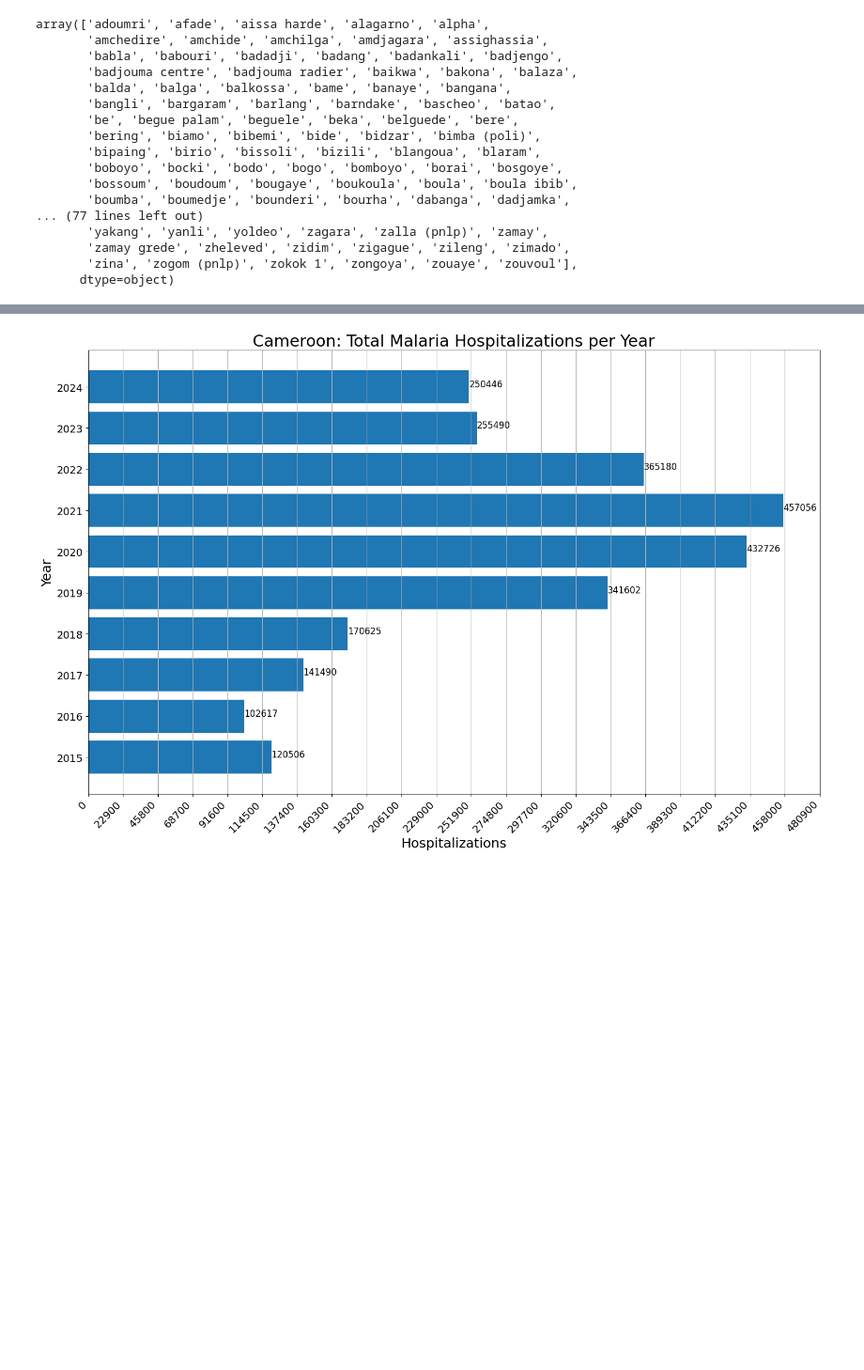
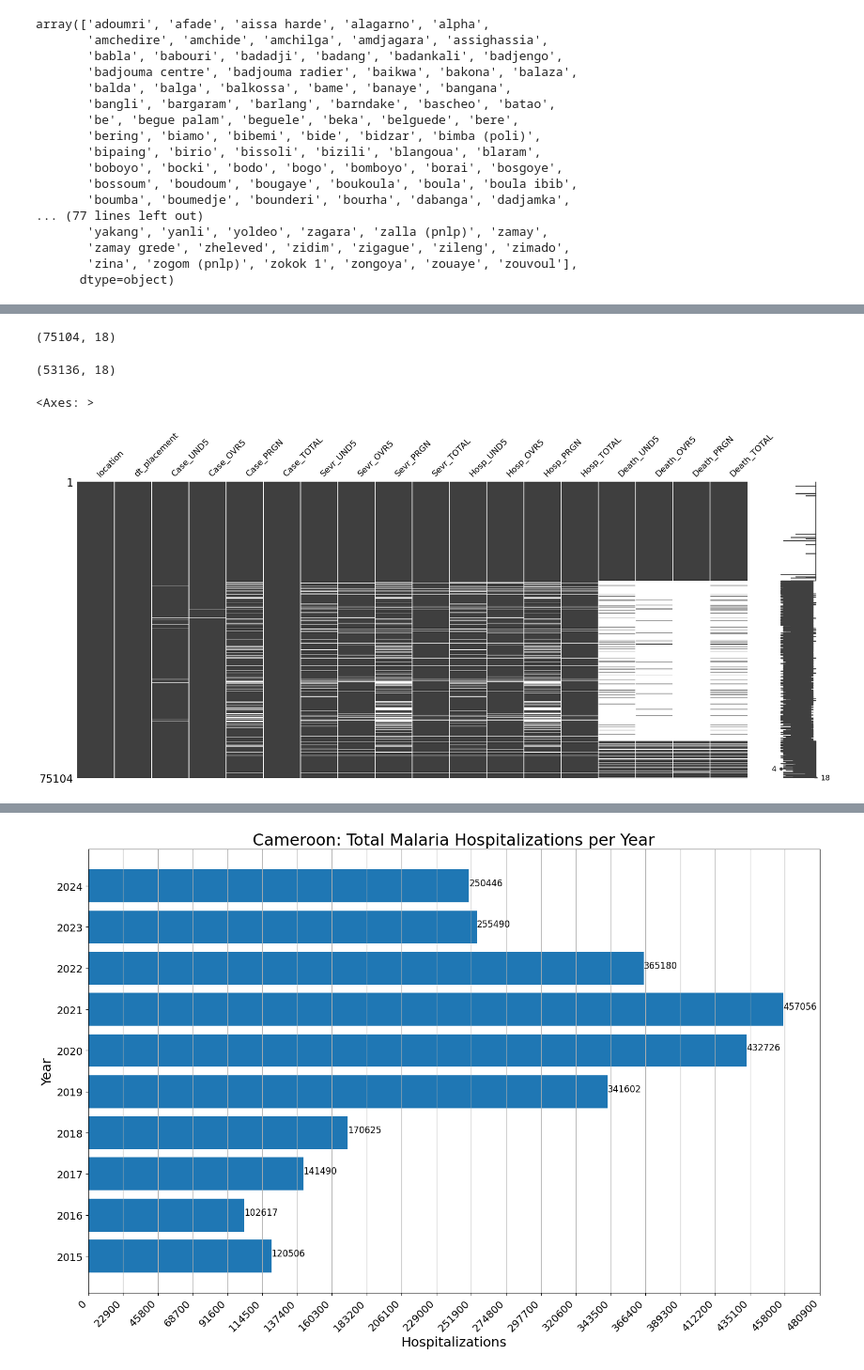
Before and after one commit to dsainidis/MBD-Prediction, a Jupyter notebook: NUTS3 Level/Cameroon/notebooks/CM_MAL_2015-2024_Data_Exploration.ipynb, the cells around one changed output, grey strips where cells are left out. Shown at 94% size. Drawn from its saved outputs; the diff is of its cells as text; code cells hidden in the pictures; blank space fills up the shorter version.

```diff
--- a/NUTS3 Level/Cameroon/notebooks/CM_MAL_2015-2024_Data_Exploration.ipynb
+++ b/NUTS3 Level/Cameroon/notebooks/CM_MAL_2015-2024_Data_Exploration.ipynb
@@ -281,0 +253,14 @@ raw_data.head()
+# %%
+raw_data.shape
+# %% [output]
+(75104, 18)
+# %%
+summed_data.shape
+# %% [output]
+(53136, 18)
+# %%
+raw_data.reset_index(drop=True, inplace=True)
+missingno.matrix(raw_data)
+# %% [output]
+<Axes: >
+[figure, added]
```
Also changed, not shown: parts of 43 cells of this notebook, 6 other files.
